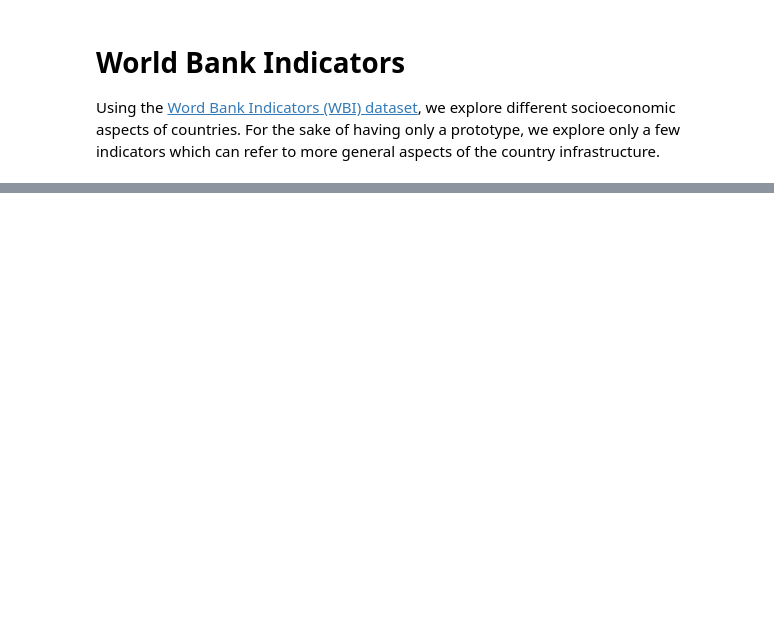
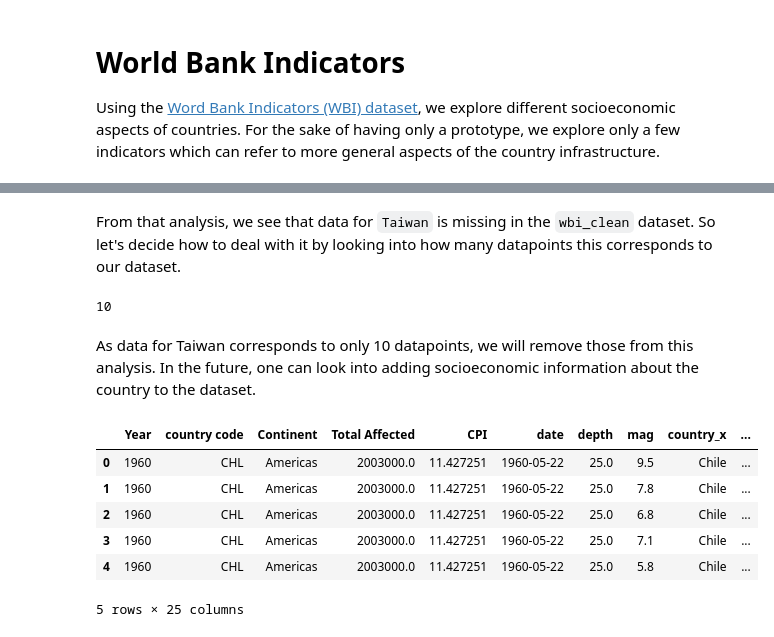
Before and after one commit to aiwondergirls/aws-disaster-response, a Jupyter notebook: data/merging_all_datasets.ipynb, the cells around one changed output, grey strips where cells are left out. Drawn from its saved outputs; the diff is of its cells as text; code cells hidden in the pictures; blank space fills up the shorter version.

```diff
--- a/data/merging_all_datasets.ipynb
+++ b/data/merging_all_datasets.ipynb
@@ -227,0 +319,10 @@ tbc
+# %%
+# loop for all countries
+dfs = list()
+
+for code in codes:
+    dfs.append(wbi_country(code))
+
+wbi_processed = pd.concat(dfs)
+wbi_processed.reset_index(inplace=True, drop=True)
+wbi_processed.tail()
@@ -227,0 +388,44 @@ tbc
+# %%
+# Renaming countries in the WBI dataset to match the merged dataset names
+
+wbi_clean = wbi_processed
+
+wbi_clean.loc[wbi_clean.country == 'PRK', 'country code'] = 'KOR'
+wbi_clean.loc[wbi_clean.country == 'COG', 'country code'] = 'COD'
+wbi_clean.loc[wbi_clean.country == 'Congo, Dem. Rep.', 'country'] = 'Democratic Republic of the Congo'
+wbi_clean.loc[wbi_clean.country == 'Congo, Rep.', 'country'] = 'Democratic Republic of the Congo'
+wbi_clean.loc[wbi_clean.country == 'Egypt, Arab Rep.', 'country'] = 'Egypt'
+wbi_clean.loc[wbi_clean.country == 'Iran, Islamic Rep.', 'country'] = 'Iran'
+wbi_clean.loc[wbi_clean.country == 'Kyrgyz Republic', 'country'] = 'Kyrgyzstan'
+wbi_clean.loc[wbi_clean.country == 'Serbia', 'country'] = 'Republic of Serbia'
+wbi_clean.loc[wbi_clean.country == 'Russian Federation', 'country'] = 'Russia'
+wbi_clean.loc[wbi_clean.country == "Korea, Dem. People's Rep.", 'country'] = 'South Korea'
+wbi_clean.loc[wbi_clean.country == 'Tanzania', 'country'] = 'United Republic of Tanzania'
+wbi_clean.loc[wbi_clean.country == 'Venezuela, RB', 'country'] = 'Venezuela'
+# %% [markdown]
+From that analysis, we see that data for `Taiwan` is missing in the `wbi_clean` dataset. So let's decide how to deal with it by looking into how many datapoints this corresponds to our dataset.
+# %%
+len(df_merged_emdat_usgs[df_merged_emdat_usgs['country code']== 'TWN'])
+# %% [output]
+10
+# %% [markdown]
+As data for Taiwan corresponds to only 10 datapoints, we will remove those from this analysis. In the future, one can look into adding socioeconomic information about the country to the dataset.
+# %%
+df_merged_emdat_usgs = df_merged_emdat_usgs[df_merged_emdat_usgs['country code'] != 'TWN']
+# %%
+# Drop all countries not relevant from wbi dataset
+countries_relevant =  list(df_merged_emdat_usgs['country'].unique())
+wbi_clean = wbi_clean[wbi_clean['country'].isin(countries_relevant)]
+# %%
+# final merge
+df_merged_all= df_merged_emdat_usgs.merge(wbi_clean, how= 'inner', on=['country code', 'Year'])
+
+df_merged_all.head()
+# %% [output]
+|  | Year | country code | Continent | Total Affected | CPI | date | depth | mag | country_x | ... |
+| 0 | 1960 | CHL | Americas | 2003000.0 | 11.427251 | 1960-05-22 | 25.0 | 9.5 | Chile | ... |
+| 1 | 1960 | CHL | Americas | 2003000.0 | 11.427251 | 1960-05-22 | 25.0 | 7.8 | Chile | ... |
+| 2 | 1960 | CHL | Americas | 2003000.0 | 11.427251 | 1960-05-22 | 25.0 | 6.8 | Chile | ... |
+| 3 | 1960 | CHL | Americas | 2003000.0 | 11.427251 | 1960-05-22 | 25.0 | 7.1 | Chile | ... |
+| 4 | 1960 | CHL | Americas | 2003000.0 | 11.427251 | 1960-05-22 | 25.0 | 5.8 | Chile | ... |
+5 rows × 25 columns
```
Also changed, not shown: parts of 32 cells of this notebook, 5 other files.
